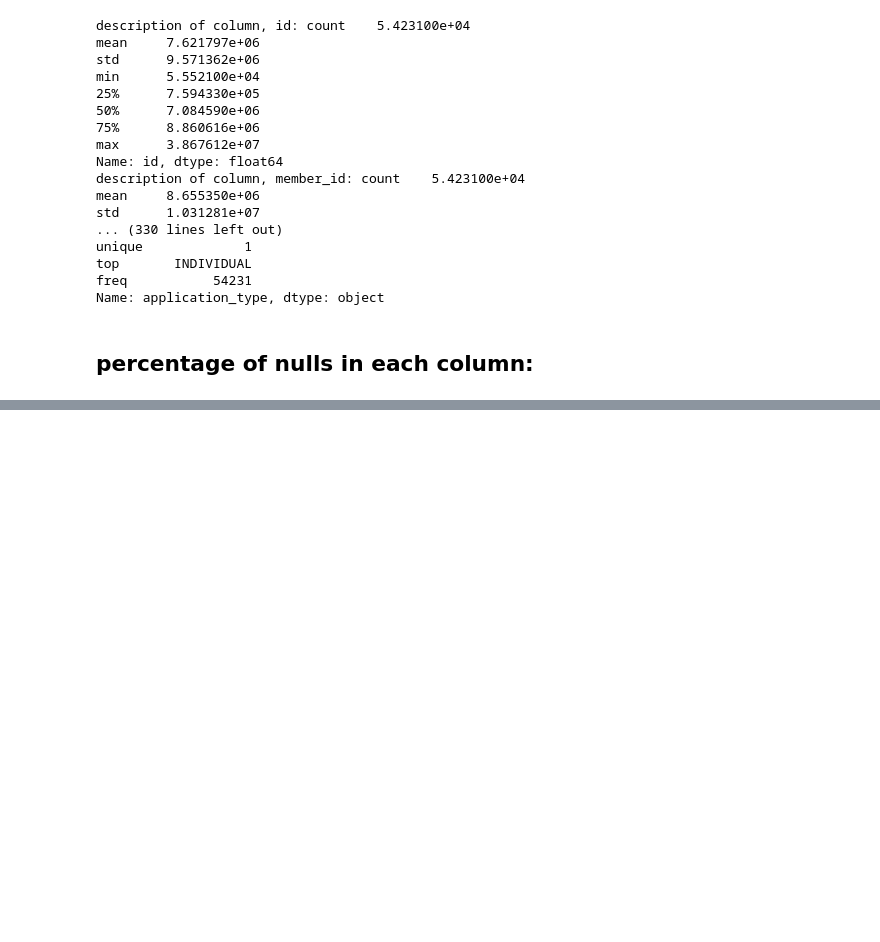
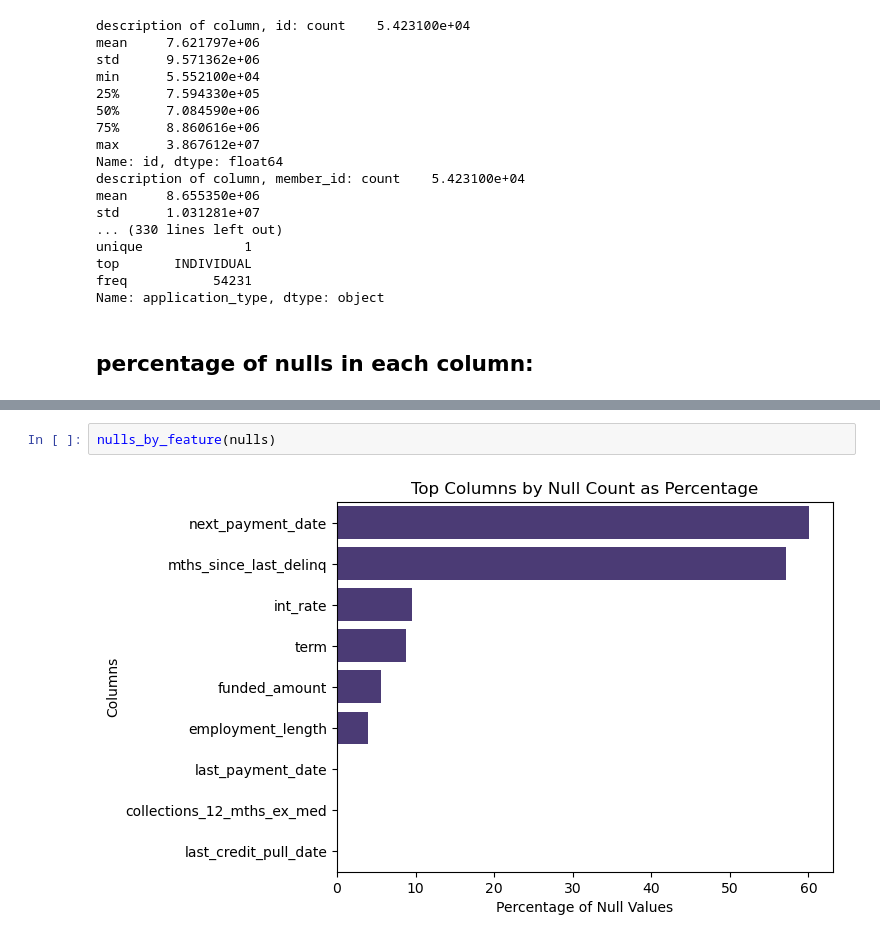
Before and after one commit to mishadcf/exploratory-data-analysis---customer-loans-in-finance928, a Jupyter notebook: EDA.ipynb, the cells around one changed output, grey strips where cells are left out. Drawn from its saved outputs; the diff is of its cells as text; blank space fills up the shorter version.

```diff
--- a/EDA.ipynb
+++ b/EDA.ipynb
@@ -636,0 +1011,4 @@ TypeError: DataFrame.insert() missing 2 required positional arguments: 'column'
+# %%
+nulls_by_feature(nulls)
+# %% [output]
+[figure, added]
```
Also changed, not shown: parts of 71 cells of this notebook, 5 other files.
